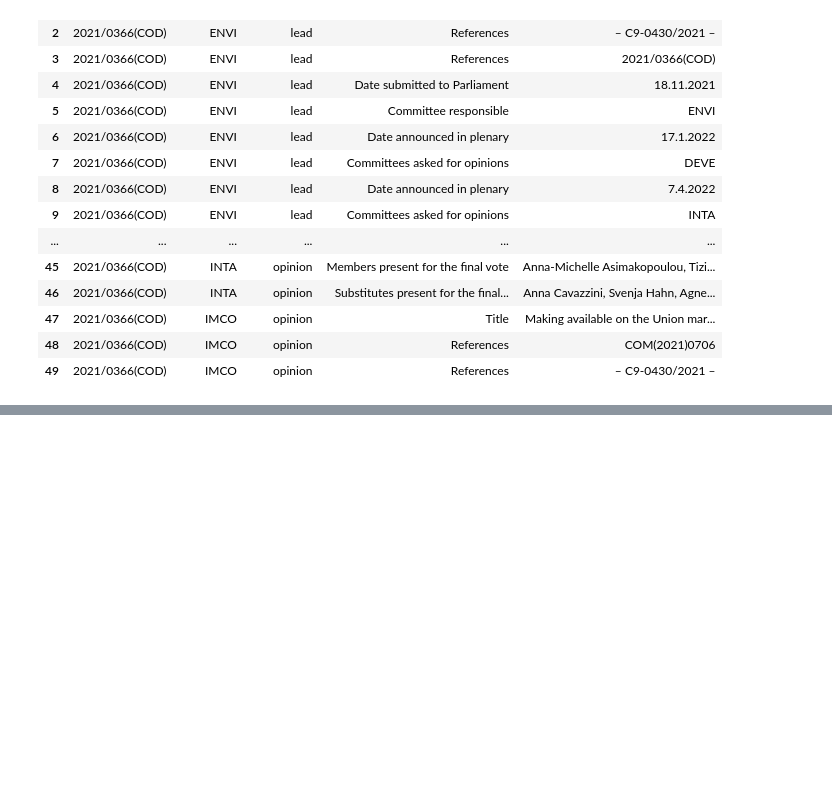
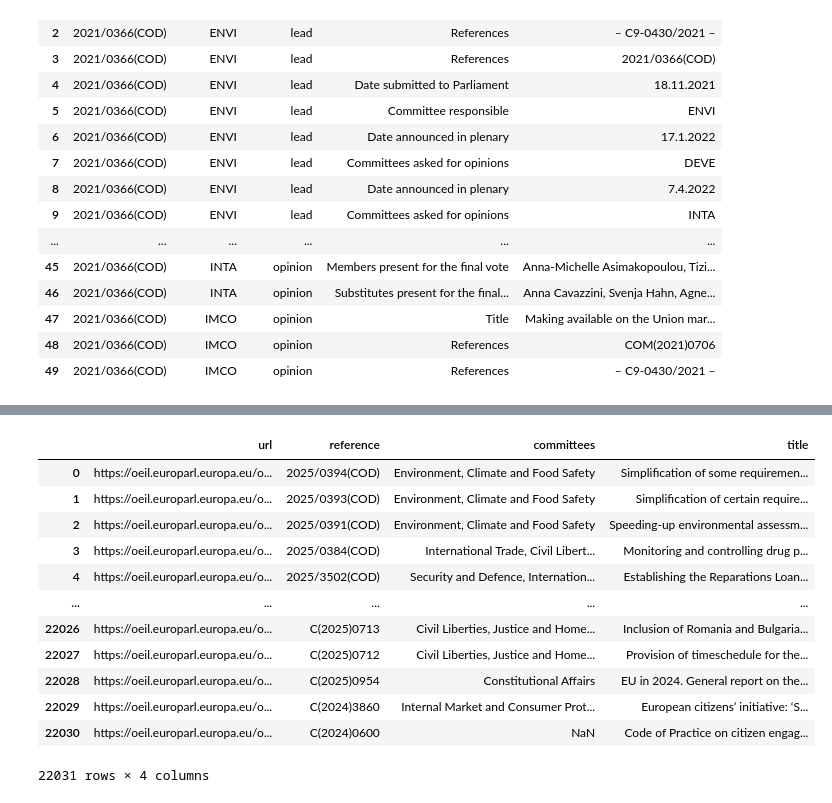
Before and after one commit to Palit2308/eu_legislation, a Jupyter notebook: scrapper/scrape_oeil_landing_page.ipynb, the cells around one changed output, grey strips where cells are left out. Saved outputs shown, nothing was run; the diff lists cells and outputs as text; code cells hidden in the pictures; blank space fills up the shorter version.

```diff
--- a/scrapper/scrape_oeil_landing_page.ipynb
+++ b/scrapper/scrape_oeil_landing_page.ipynb
@@ -825,0 +1094,18 @@ df_long.head(50)
+# %%
+df = pd.read_csv(r"bld\oeil_all_procedures_landing_page.csv")
+# %%
+df
+# %% [output]
+|  | url | reference | committees | title |
+| 0 | https://oeil.europarl.europa.eu/o... | 2025/0394(COD) | Environment, Climate and Food Safety | Simplification of some requiremen... |
+| 1 | https://oeil.europarl.europa.eu/o... | 2025/0393(COD) | Environment, Climate and Food Safety | Simplification of certain require... |
+| 2 | https://oeil.europarl.europa.eu/o... | 2025/0391(COD) | Environment, Climate and Food Safety | Speeding-up environmental assessm... |
+| 3 | https://oeil.europarl.europa.eu/o... | 2025/0384(COD) | International Trade, Civil Libert... | Monitoring and controlling drug p... |
+| 4 | https://oeil.europarl.europa.eu/o... | 2025/3502(COD) | Security and Defence, Internation... | Establishing the Reparations Loan... |
+| ... | ... | ... | ... | ... |
+| 22026 | https://oeil.europarl.europa.eu/o... | C(2025)0713 | Civil Liberties, Justice and Home... | Inclusion of Romania and Bulgaria... |
+| 22027 | https://oeil.europarl.europa.eu/o... | C(2025)0712 | Civil Liberties, Justice and Home... | Provision of timeschedule for the... |
+| 22028 | https://oeil.europarl.europa.eu/o... | C(2025)0954 | Constitutional Affairs | EU in 2024. General report on the... |
+| 22029 | https://oeil.europarl.europa.eu/o... | C(2024)3860 | Internal Market and Consumer Prot... | European citizens’ initiative: ‘S... |
+| 22030 | https://oeil.europarl.europa.eu/o... | C(2024)0600 | NaN | Code of Practice on citizen engag... |
+22031 rows × 4 columns
```
Also changed, not shown: parts of 12 cells of this notebook, 6 other files.
